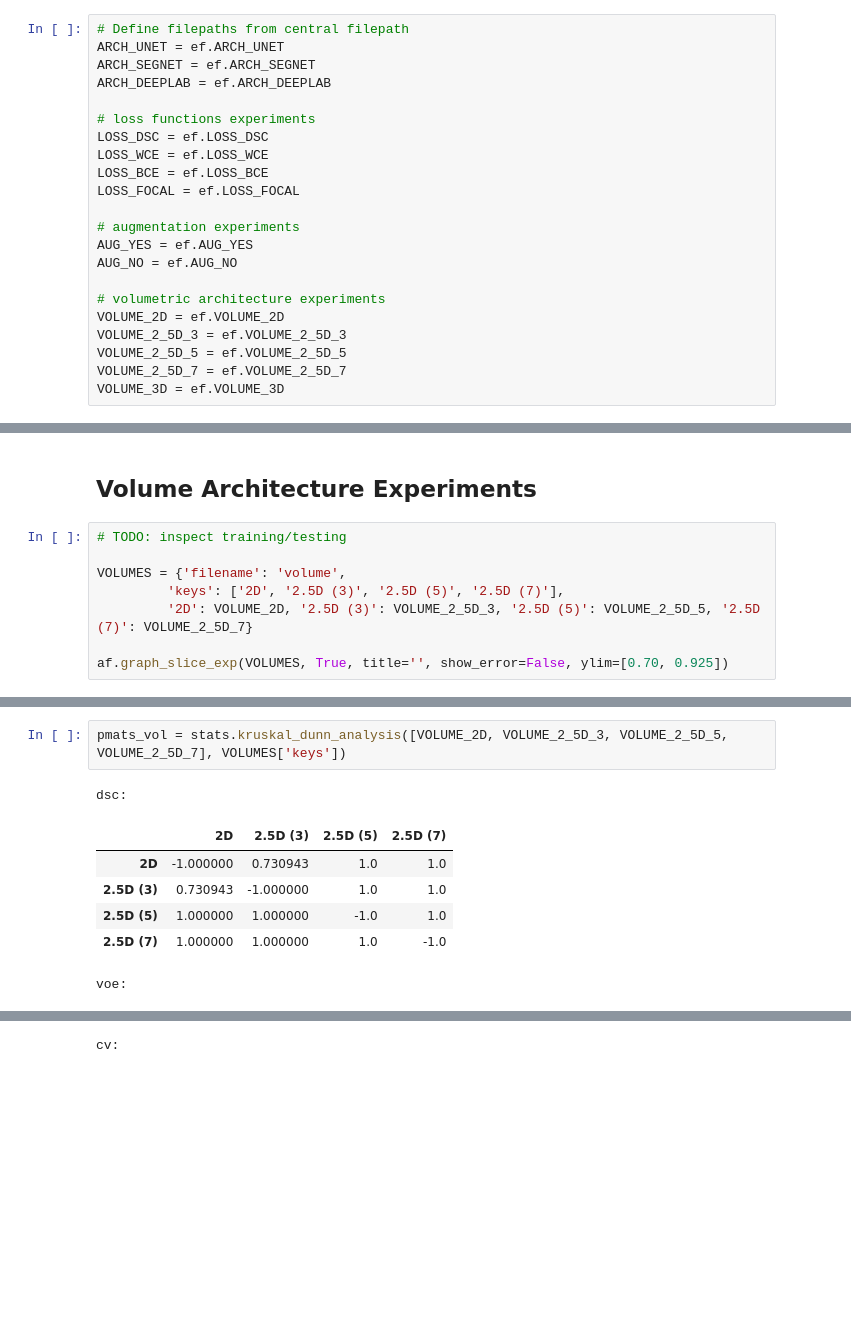
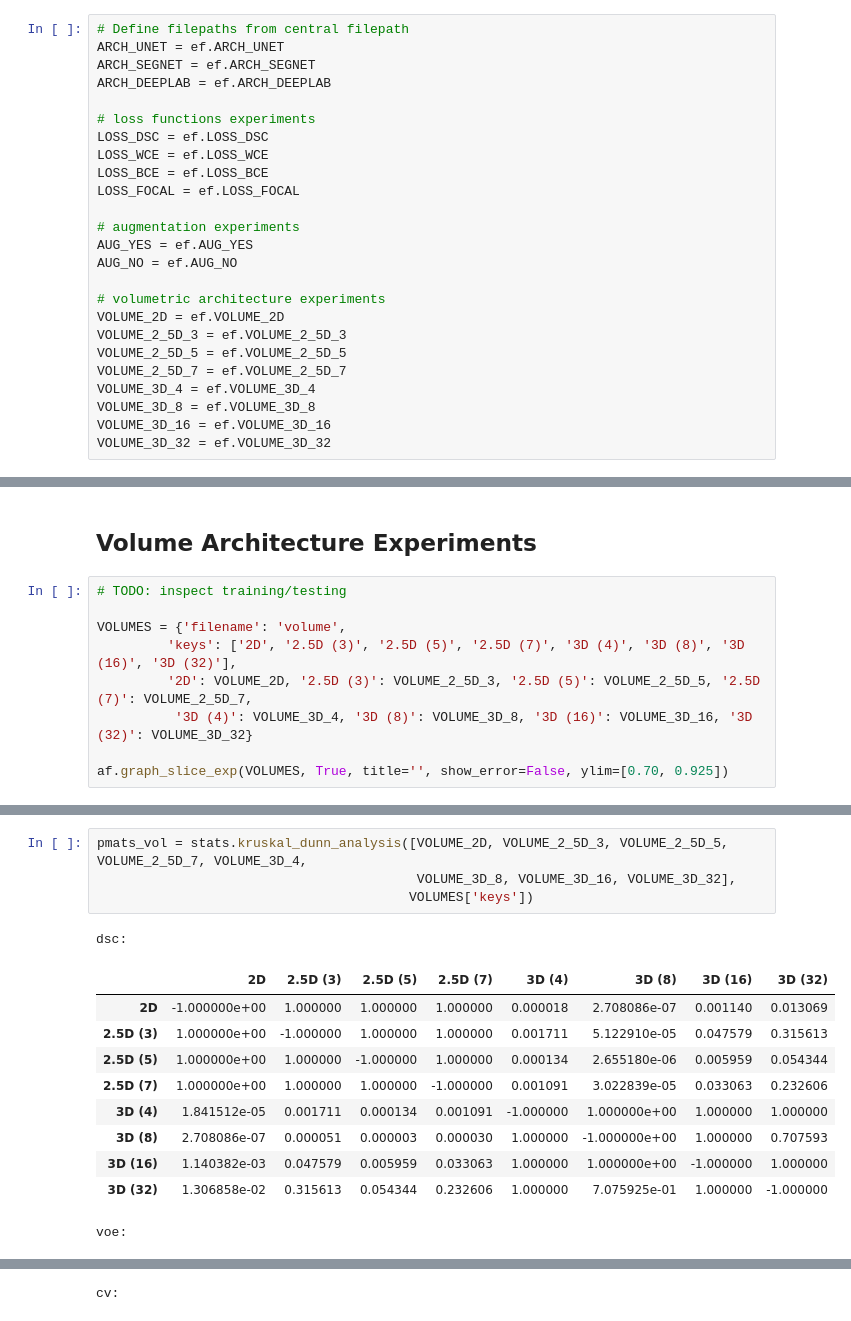
Before and after one commit to ad12/MedSegPy, a Jupyter notebook: analysis/exp_graphs.ipynb, the cells around one changed output, grey strips where cells are left out. Saved outputs shown, nothing was run; the diff lists cells and outputs as text; blank space fills up the shorter version.

```diff
--- a/analysis/exp_graphs.ipynb
+++ b/analysis/exp_graphs.ipynb
@@ -55,7 +55,10 @@ VOLUME_2D = ef.VOLUME_2D
 VOLUME_2_5D_3 = ef.VOLUME_2_5D_3
 VOLUME_2_5D_5 = ef.VOLUME_2_5D_5
 VOLUME_2_5D_7 = ef.VOLUME_2_5D_7
-VOLUME_3D = ef.VOLUME_3D
+VOLUME_3D_4 = ef.VOLUME_3D_4
+VOLUME_3D_8 = ef.VOLUME_3D_8
+VOLUME_3D_16 = ef.VOLUME_3D_16
+VOLUME_3D_32 = ef.VOLUME_3D_32
 # %% [markdown]
 ## Architecture Experiments
 # %%
@@ -177,8 +180,9 @@ autils.compare_metrics([AUG_NO, AUG_YES], AUGS['keys'], p_sig_matrix=pmats_aug,
 # TODO: inspect training/testing
 
 VOLUMES = {'filename': 'volume',
-         'keys': ['2D', '2.5D (3)', '2.5D (5)', '2.5D (7)'],
-         '2D': VOLUME_2D, '2.5D (3)': VOLUME_2_5D_3, '2.5D (5)': VOLUME_2_5D_5, '2.5D (7)': VOLUME_2_5D_7}
+         'keys': ['2D', '2.5D (3)', '2.5D (5)', '2.5D (7)', '3D (4)', '3D (8)', '3D (16)', '3D (32)'],
+         '2D': VOLUME_2D, '2.5D (3)': VOLUME_2_5D_3, '2.5D (5)': VOLUME_2_5D_5, '2.5D (7)': VOLUME_2_5D_7,
+          '3D (4)': VOLUME_3D_4, '3D (8)': VOLUME_3D_8, '3D (16)': VOLUME_3D_16, '3D (32)': VOLUME_3D_32}
 
 af.graph_slice_exp(VOLUMES, True, title='', show_error=False, ylim=[0.70, 0.925])
 # %% [output]
@@ -186,10 +190,16 @@ af.graph_slice_exp(VOLUMES, True, title='', show_error=False, ylim=[0.70, 0.925]
 # %%
-pmats_vol = stats.kruskal_dunn_analysis([VOLUME_2D, VOLUME_2_5D_3, VOLUME_2_5D_5, VOLUME_2_5D_7], VOLUMES['keys'])
+pmats_vol = stats.kruskal_dunn_analysis([VOLUME_2D, VOLUME_2_5D_3, VOLUME_2_5D_5, VOLUME_2_5D_7, VOLUME_3D_4,
+                                         VOLUME_3D_8, VOLUME_3D_16, VOLUME_3D_32],
+                                        VOLUMES['keys'])
 # %% [output]
 dsc:
-|  | 2D | 2.5D (3) | 2.5D (5) | 2.5D (7) |
-| 2D | -1.000000 | 0.730943 | 1.0 | 1.0 |
-| 2.5D (3) | 0.730943 | -1.000000 | 1.0 | 1.0 |
-| 2.5D (5) | 1.000000 | 1.000000 | -1.0 | 1.0 |
-| 2.5D (7) | 1.000000 | 1.000000 | 1.0 | -1.0 |
+|  | 2D | 2.5D (3) | 2.5D (5) | 2.5D (7) | 3D (4) | 3D (8) | 3D (16) | 3D (32) |
+| 2D | -1.000000e+00 | 1.000000 | 1.000000 | 1.000000 | 0.000018 | 2.708086e-07 | 0.001140 | 0.013069 |
+| 2.5D (3) | 1.000000e+00 | -1.000000 | 1.000000 | 1.000000 | 0.001711 | 5.122910e-05 | 0.047579 | 0.315613 |
+| 2.5D (5) | 1.000000e+00 | 1.000000 | -1.000000 | 1.000000 | 0.000134 | 2.655180e-06 | 0.005959 | 0.054344 |
+| 2.5D (7) | 1.000000e+00 | 1.000000 | 1.000000 | -1.000000 | 0.001091 | 3.022839e-05 | 0.033063 | 0.232606 |
+| 3D (4) | 1.841512e-05 | 0.001711 | 0.000134 | 0.001091 | -1.000000 | 1.000000e+00 | 1.000000 | 1.000000 |
+| 3D (8) | 2.708086e-07 | 0.000051 | 0.000003 | 0.000030 | 1.000000 | -1.000000e+00 | 1.000000 | 0.707593 |
+| 3D (16) | 1.140382e-03 | 0.047579 | 0.005959 | 0.033063 | 1.000000 | 1.000000e+00 | -1.000000 | 1.000000 |
+| 3D (32) | 1.306858e-02 | 0.315613 | 0.054344 | 0.232606 | 1.000000 | 7.075925e-01 | 1.000000 | -1.000000 |
 voe:
```
Also changed, not shown: parts of 5 cells of this notebook, 2 other files.
